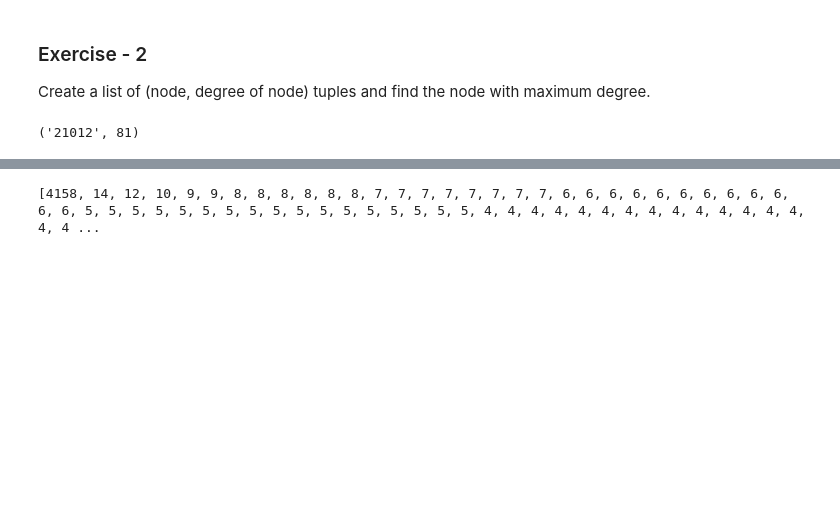
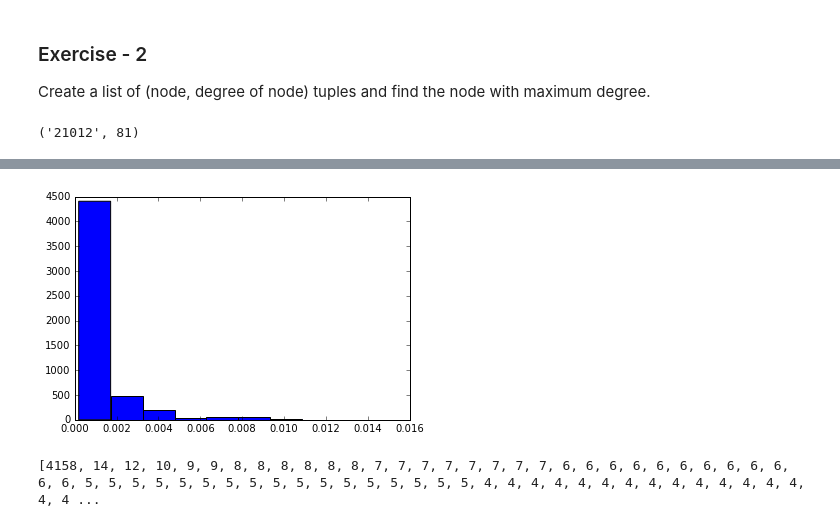
Before and after one commit to MridulS/euroscipy-networkx, a Jupyter notebook: Slides.ipynb, the cells around one changed output, grey strips where cells are left out. Saved outputs shown, nothing was run; the diff lists cells and outputs as text; code cells hidden in the pictures; blank space fills up the shorter version.

```diff
--- a/Slides.ipynb
+++ b/Slides.ipynb
@@ -241,2 +288,8 @@ plt.show()
+# %%
+# G = nx.erdos_renyi_graph(500, 0.9)
+plt.hist(nx.degree_centrality(authors_graph).values())
+plt.show()
+# %% [output]
+[figure, added]
 # %%
 # Lets talk about connected components of a graph.
```
Also changed, not shown: parts of 69 cells of this notebook, 4 other files.
